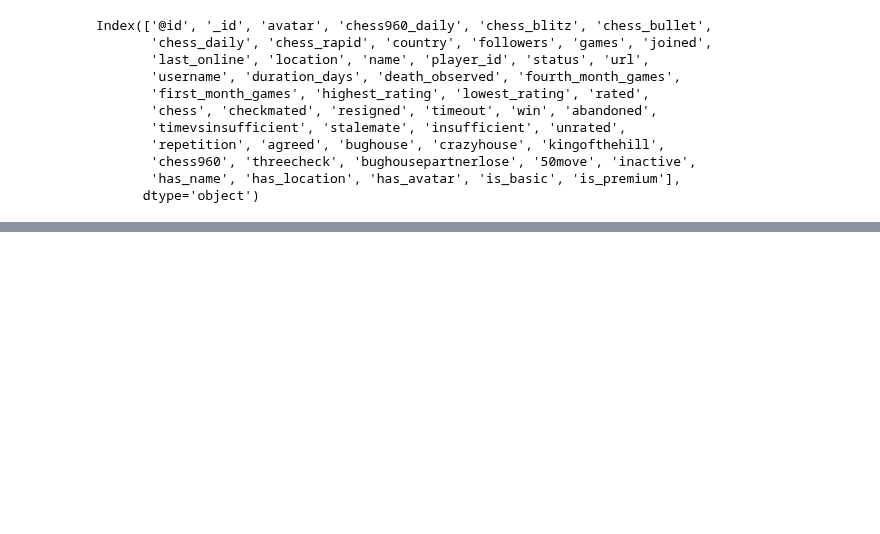
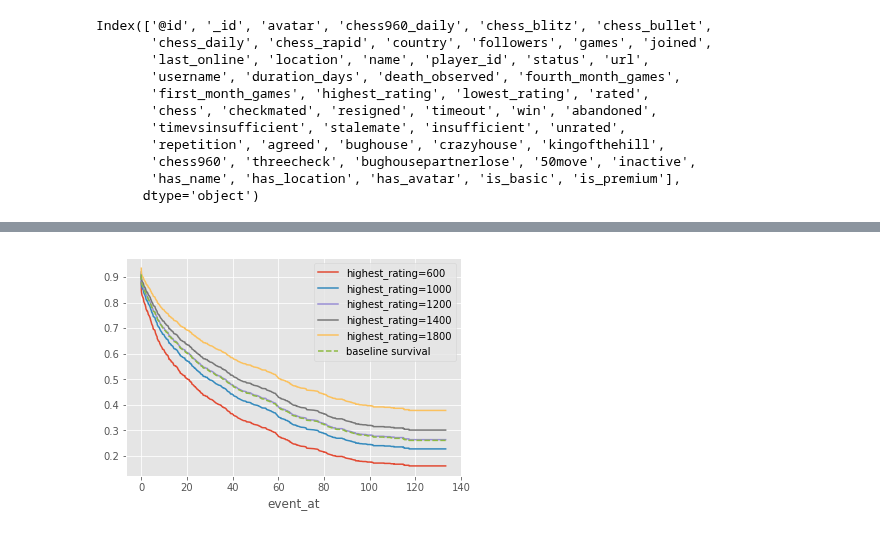
Before and after one commit to Bmcgarry194/ChessStyle, a Jupyter notebook: src/Lifelines_with_chess.ipynb, the cells around one changed output, grey strips where cells are left out. Saved outputs shown, nothing was run; the diff lists cells and outputs as text; code cells hidden in the pictures; blank space fills up the shorter version.

```diff
--- a/src/Lifelines_with_chess.ipynb
+++ b/src/Lifelines_with_chess.ipynb
@@ -246,0 +275,4 @@ https://lifelines.readthedocs.io/en/latest/Examples.html#problems-with-convergen
+# %%
+cph.plot_covariate_groups('highest_rating', [600, 1000, 1200, 1400, 1800]);
+# %% [output]
+[figure, added]
```
Also changed, not shown: parts of 6 cells of this notebook.
